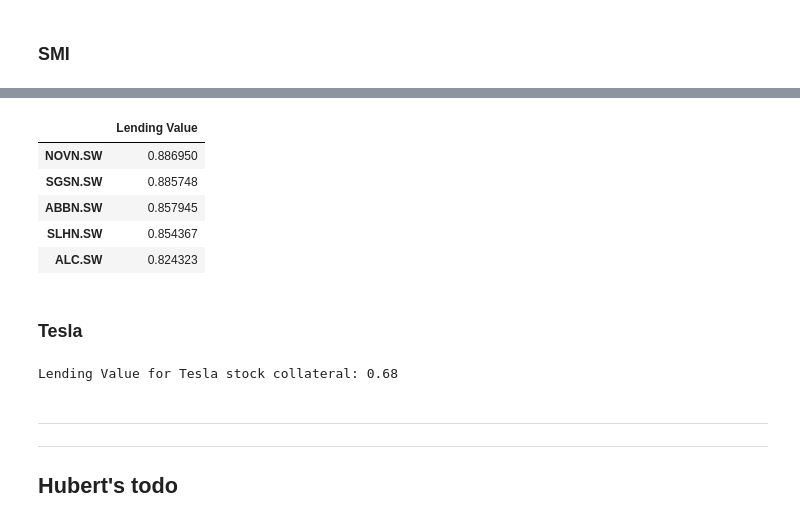
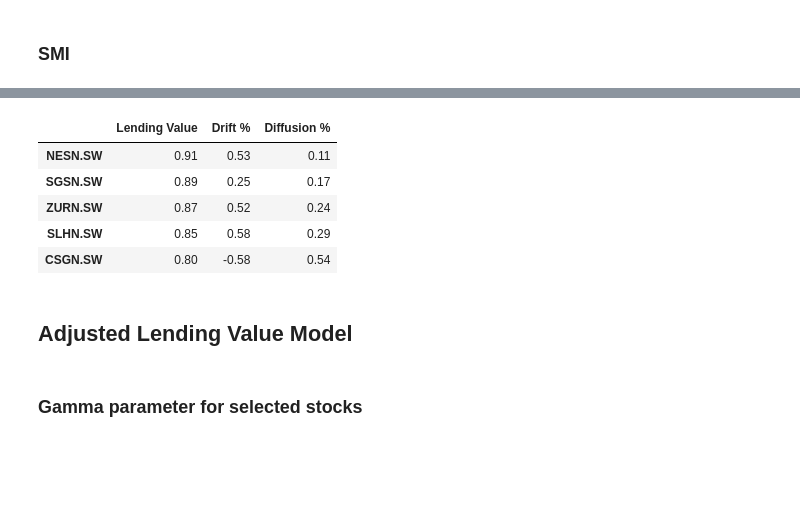
Before and after one commit to hmrug/lombard_modeling, a Jupyter notebook: lv_model.ipynb, the cells around one changed output, grey strips where cells are left out. Saved outputs shown, nothing was run; the diff lists cells and outputs as text; code cells hidden in the pictures; blank space fills up the shorter version.

Commit message:
+adj_lv+tsla

```diff
--- a/lv_model.ipynb
+++ b/lv_model.ipynb
@@ -130,0 +60,7 @@ prices_swi
+# %%
+# SWI stocks prices for the last 3 years
+swi_prices = get_data(swi,start,today)[0]
+# Same but log prices
+swi_logprices = get_data(swi,start,today)[1]
+# Same but volume
+swi_volumes = get_data(swi,start,today)[2]
@@ -151,9 +160,9 @@ ADTV(volumes_swi)
 # %%
-# Select the most liquid, 5th liquid, 10th liquid, 16th liquid and the least liquid stock in the SMI index
-selection = [0,4,9,15,19]
-ADTV(volumes_swi).iloc[selection,:]
+# Select the most liquid, 5th liquid, 11th liquid, 16th liquid and the least liquid stock in the SMI index
+selection = [0,4,10,15,19]
+ADTV(swi_volumes).iloc[selection,:]
 
-selected_ticks = list(ADTV(volumes_swi).iloc[selection,:].index)
-selected_prices = prices_swi[selected_ticks]
-selected_logprices = logprices_swi[selected_ticks]
-selected_volumes = volumes_swi[selected_ticks]
+selected_ticks = list(ADTV(swi_volumes).iloc[selection,:].index) # tick names for the selected stocks
+selected_prices = swi_prices[selected_ticks] # price timeseries for the selected stocks
+selected_logprices = swi_logprices[selected_ticks] # log-price timeseries for the selected stocks
+selected_volumes = swi_volumes[selected_ticks] # volume timeseries for the selected stocks
@@ -217,11 +208,15 @@ delta = 10
 ### SMI
 # %%
 smi_lvs = []
-for i in range(len(logprices_swi.columns)):
-    lv = LV(logprices_swi.iloc[:,i],alpha,epsilon,delta)
+for i in range(len(swi_logprices.columns)):
+    lv = LV(swi_logprices.iloc[:,i],alpha,epsilon,delta)
     smi_lvs.append(lv)
 smi_lvs = pd.DataFrame(smi_lvs,index=swi)
 smi_lvs.columns = ['Lending Value']
 
-smi_lvs
+smi_lvs['Drift %'] = GBM(swi_logprices)[0]*100
+smi_lvs['Diffusion %'] = GBM(swi_logprices)[1]*100
+
+smi_lvs = smi_lvs.sort_values(by='Lending Value',ascending=False)
+smi_lvs.round(2)
 # %% [output]
@@ -245,23 +240,15 @@ smi_lvs
 # %%
 # LV for selected stocks
-smi_lvs.loc[selected_ticks,:].sort_values(by='Lending Value',ascending=False)
+selected_lv = smi_lvs.loc[selected_ticks,:].sort_values(by='Lending Value',ascending=False)
+selected_lv.round(2)
 # %% [output]
-|  | Lending Value |
-| NOVN.SW | 0.886950 |
-| SGSN.SW | 0.885748 |
-| ABBN.SW | 0.857945 |
-| SLHN.SW | 0.854367 |
-| ALC.SW | 0.824323 |
+|  | Lending Value | Drift % | Diffusion % |
+| NESN.SW | 0.91 | 0.53 | 0.11 |
+| SGSN.SW | 0.89 | 0.25 | 0.17 |
+| ZURN.SW | 0.87 | 0.52 | 0.24 |
+| SLHN.SW | 0.85 | 0.58 | 0.29 |
+| CSGN.SW | 0.80 | -0.58 | 0.54 |
-# %% [markdown]
-### Tesla
-# %%
-tsla_logs = get_data(['TSLA'],start,today)[1]
-
-tsla_lv = LV(tsla_logs,alpha,epsilon,delta)
-print('Lending Value for Tesla stock collateral: '+str(tsla_lv[0].round(2)))
-# %% [output]
-Lending Value for Tesla stock collateral: 0.68
-# %% [markdown]
----
----
-## Hubert's todo
+# %% [markdown]
+## Adjusted Lending Value Model
+# %% [markdown]
+### Gamma parameter for selected stocks
```
Also changed, not shown: parts of 25 cells of this notebook, 9 other files.
